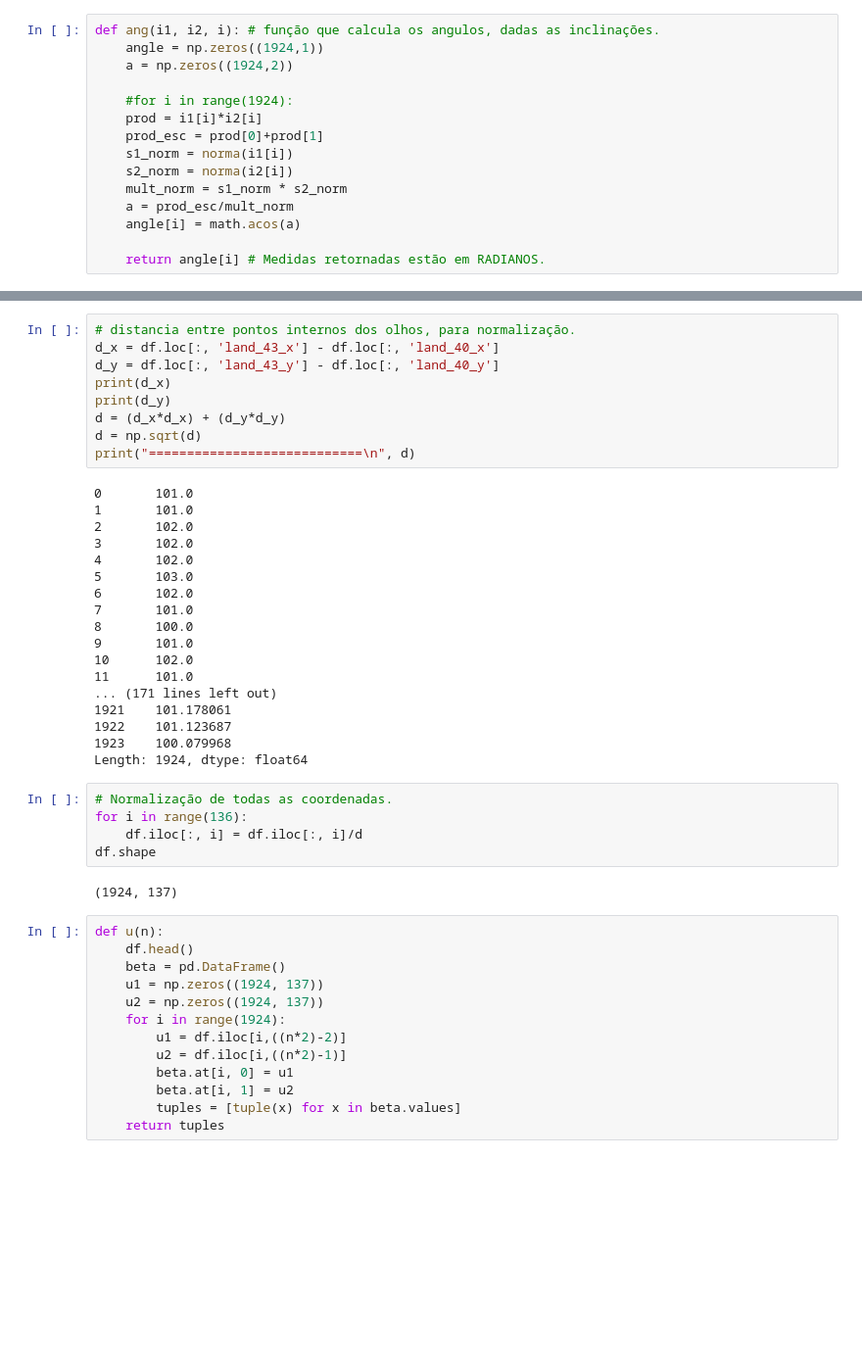
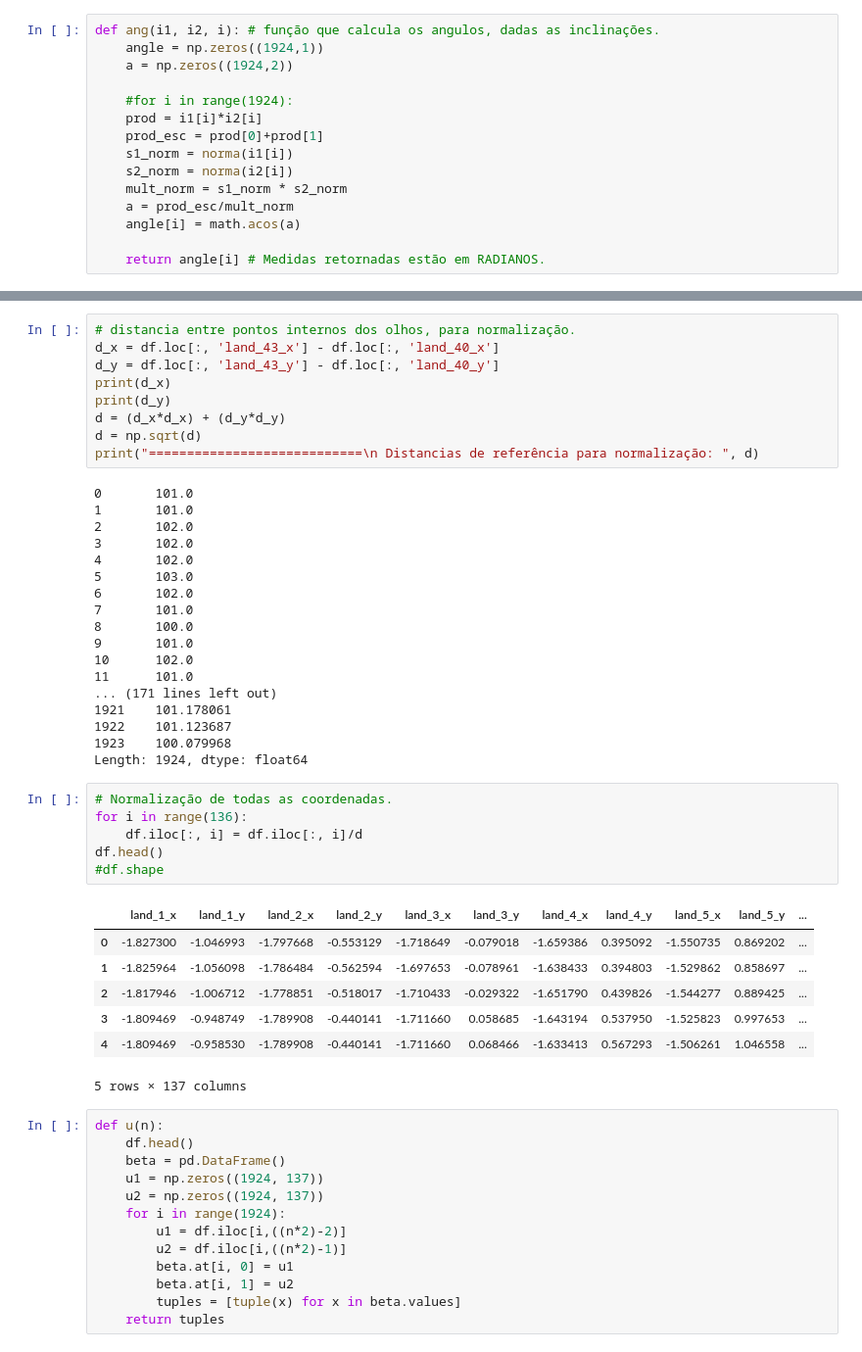
Before and after one commit to Saraso1408/Images-base-construction, a Jupyter notebook: Dataframes de features.ipynb, the cells around one changed output, grey strips where cells are left out. Shown at 98% size. Saved outputs shown, nothing was run; the diff lists cells and outputs as text; blank space fills up the shorter version.

```diff
--- a/Dataframes de features.ipynb
+++ b/Dataframes de features.ipynb
@@ -63,7 +98,7 @@ print(d_x)
 print(d_y)
 d = (d_x*d_x) + (d_y*d_y)
 d = np.sqrt(d)
-print("============================\n", d)
+print("============================\n Distancias de referência para normalização: ", d)
 # %% [output]
 0       101.0
 1       101.0
@@ -85,10 +120,17 @@ Length: 1924, dtype: float64
 # %%
 # Normalização de todas as coordenadas.
 for i in range(136):
     df.iloc[:, i] = df.iloc[:, i]/d
-df.shape
+df.head()
+#df.shape
 # %% [output]
+|  | land_1_x | land_1_y | land_2_x | land_2_y | land_3_x | land_3_y | land_4_x | land_4_y | land_5_x | land_5_y | ... |
+| 0 | -1.827300 | -1.046993 | -1.797668 | -0.553129 | -1.718649 | -0.079018 | -1.659386 | 0.395092 | -1.550735 | 0.869202 | ... |
+| 1 | -1.825964 | -1.056098 | -1.786484 | -0.562594 | -1.697653 | -0.078961 | -1.638433 | 0.394803 | -1.529862 | 0.858697 | ... |
+| 2 | -1.817946 | -1.006712 | -1.778851 | -0.518017 | -1.710433 | -0.029322 | -1.651790 | 0.439826 | -1.544277 | 0.889425 | ... |
+| 3 | -1.809469 | -0.948749 | -1.789908 | -0.440141 | -1.711660 | 0.058685 | -1.643194 | 0.537950 | -1.525823 | 0.997653 | ... |
+| 4 | -1.809469 | -0.958530 | -1.789908 | -0.440141 | -1.711660 | 0.068466 | -1.633413 | 0.567293 | -1.506261 | 1.046558 | ... |
-(1924, 137)
+5 rows × 137 columns
 # %%
 def u(n):
     df.head()
```
Also changed, not shown: parts of 7 cells of this notebook.
